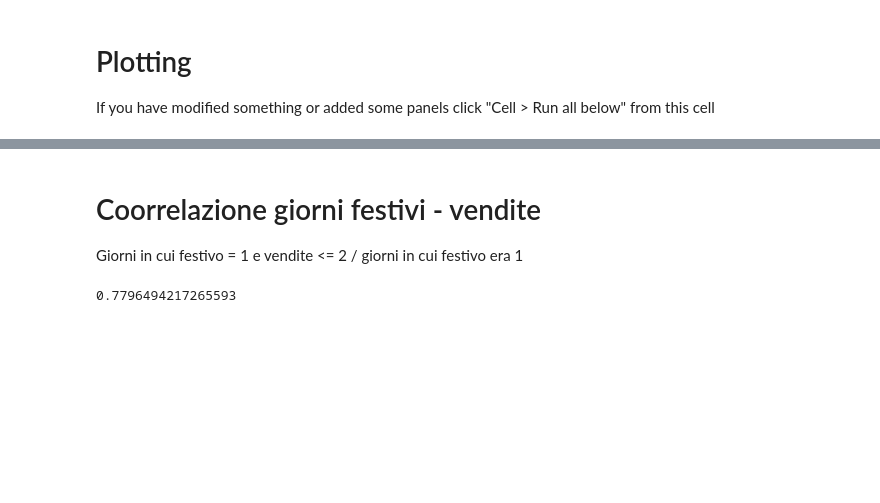
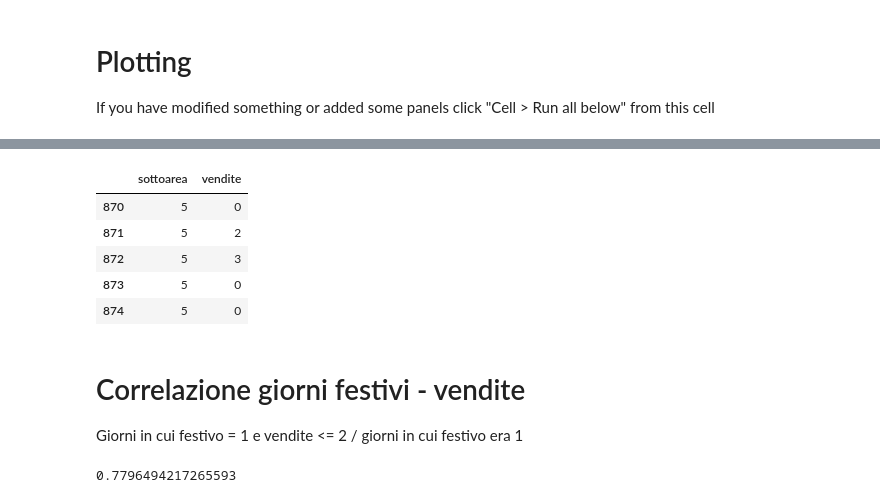
Before and after one commit to riccamastellone/BIP, a Jupyter notebook: Analysis.ipynb, the cells around one changed output, grey strips where cells are left out. Saved outputs shown, nothing was run; the diff lists cells and outputs as text; code cells hidden in the pictures; blank space fills up the shorter version.

```diff
--- a/Analysis.ipynb
+++ b/Analysis.ipynb
@@ -60,5 +97,14 @@ plt.show()
+# %%
+train_df.ix[train_df['categoria']==2][['sottoarea','vendite']][:5]
+# %% [output]
+|  | sottoarea | vendite |
+| 870 | 5 | 0 |
+| 871 | 5 | 2 |
+| 872 | 5 | 3 |
+| 873 | 5 | 0 |
+| 874 | 5 | 0 |
 # %% [markdown]
-# Coorrelazione giorni festivi - vendite
+# Correlazione giorni festivi - vendite
 Giorni in cui festivo = 1 e vendite <= 2 / giorni in cui festivo era 1
 # %%
 # Tutto il dataset
```
Also changed, not shown: parts of 9 cells of this notebook, 11 other files.
